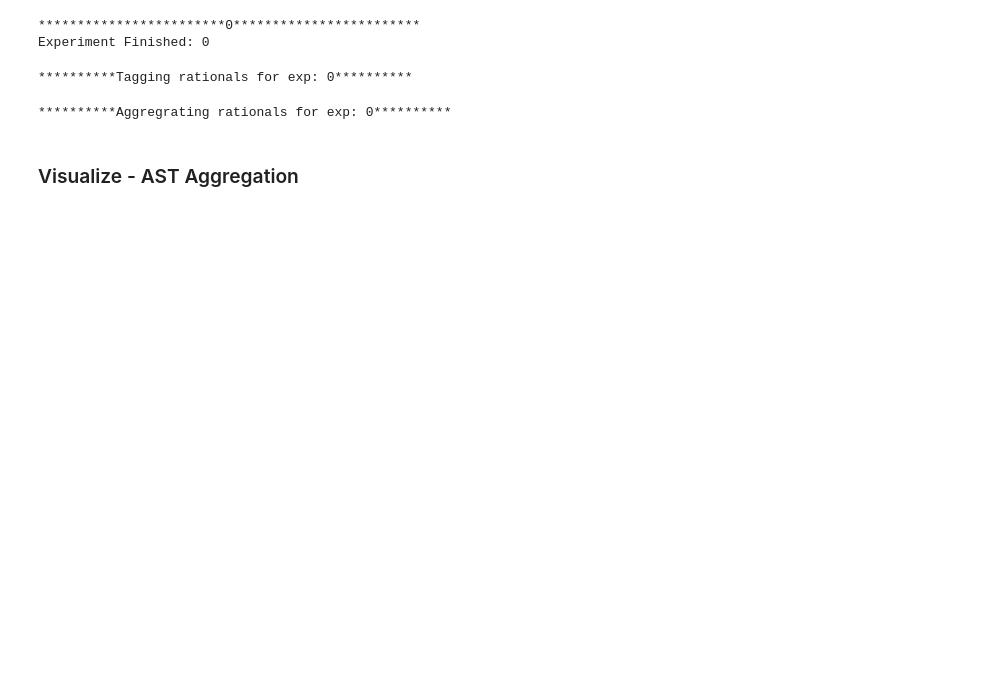
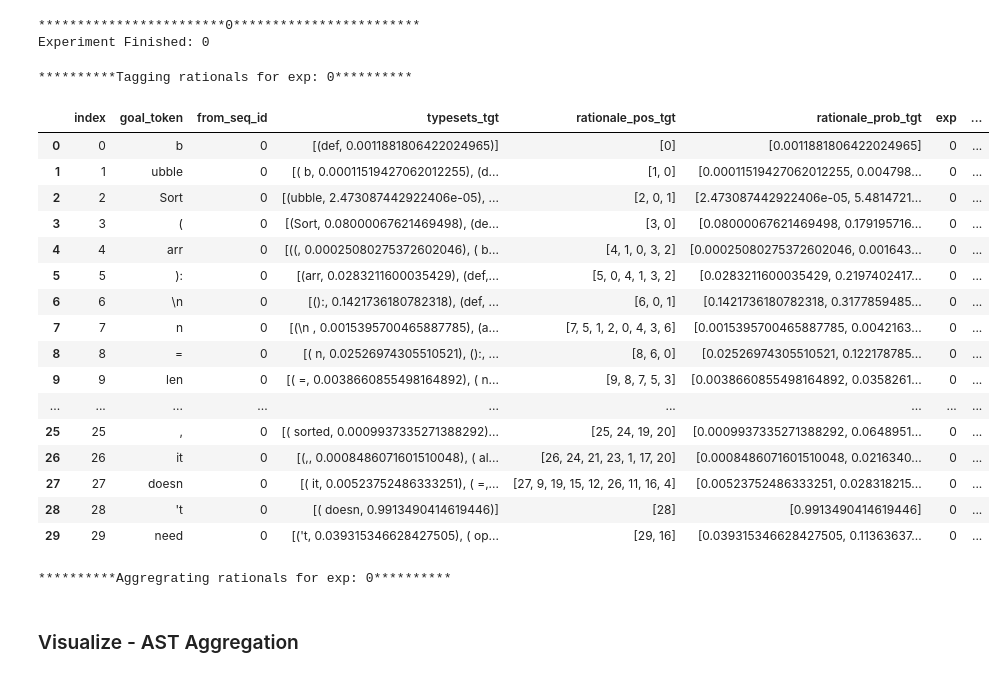
Before and after one commit to WM-SEMERU/code-rationales, a Jupyter notebook: experimental_notebooks/5_local_aggregations.ipynb, the cells around one changed output. Saved outputs shown, nothing was run; the diff lists cells and outputs as text; code cells hidden in the pictures; blank space fills up the shorter version.

```diff
--- a/experimental_notebooks/5_local_aggregations.ipynb
+++ b/experimental_notebooks/5_local_aggregations.ipynb
@@ -8,27 +8,29 @@ def param_default():
         'delimiter_sequence': ''
     }
 prompts = [
-    """# Optimized Python program for implementation of Bubble Sort
-
-
-def bubbleSort(arr):
+    """def bubbleSort(arr):
     n = len(arr)
-
+    # optimize code, so if the array is already sorted, it doesn't need
+    # to go through the entire process
+    swapped = False
     # Traverse through all array elements
-    for i in range(n):
-        swapped = False
-
+    for i in range(n-1):
+        # range(n) also work but outer loop will
+        # repeat one time more than needed.
         # Last i elements are already in place
         for j in range(0, n-i-1):
 
-            # Traverse the array from 0 to n-i-1
+            # traverse the array from 0 to n-i-1
             # Swap if the element found is greater
             # than the next element
-            if arr[j] > arr[j+1]:
-                arr[j], arr[j+1] = arr[j+1], arr[j]
+            if arr[j] > arr[j + 1]:
                 swapped = True
-        if (swapped == False):
-            break"""
+                arr[j], arr[j + 1] = arr[j + 1], arr[j]
+
+        if not swapped:
+            # if we haven't needed to make a single swap, we
+            # can just exit the main loop.
+            return"""
 ]
 # %%
 params = param_default()
@@ -412,7 +414,7 @@ def run_code_rational_all_set(exp, df_generated_input, model, tokenizer, tensor_
 # %% [markdown]
 ### Rationales Tagging
 # %%
-calculate_right_span = lambda start_idx, end_idx, df : len(''.join(map(str, df.loc[start_idx:end_idx, 'goal_token'].tolist())))
+calculate_right_span = lambda start_idx, end_idx, initial_token, df : len(initial_token + ''.join(map(str, df.loc[start_idx:end_idx, 'goal_token'].tolist())))
 calculate_span = lambda right_span, token : (right_span-len(str(token)), right_span)
 # %%
 def add_auxiliary_columns_to_experiment_result(df, delimiter_sequence: str):
@@ -427,7 +429,7 @@ def add_auxiliary_columns_to_experiment_result(df, delimiter_sequence: str):
     df['token_type'] = token_type_column
     ### TOKEN SPAN COLUMN - CHECK FOR DATASETS
     src_initial_token_idx = df[df['token_type']== 'src'].first_valid_index()
-    df['span'] = [None] * len(df[:src_initial_token_idx]) + [calculate_span(calculate_right_span(src_initial_token_idx, index, df), token) for index, token in df[src_initial_token_idx:]['goal_token'].items()]
+    df['span'] = [None] * len(df[:src_initial_token_idx]) + [calculate_span(calculate_right_span(src_initial_token_idx, index, initial_token, df), token) for index, token in df[src_initial_token_idx:]['goal_token'].items()]
 # %%
 def fill_nl_tags_in_experiment_result(df, nl_ast_types, nl_pos_types, parser):
     initial_token = df['typesets_tgt'][0][0][0]
@@ -446,7 +448,7 @@ def fill_nl_tags_in_experiment_result(df, nl_ast_types, nl_pos_types, parser):
                             str(df['goal_token'][token_idx]) in nl_target_node.text.decode('utf-8'):
                             tagged_token_list = list(filter(lambda tagged_token: tagged_token[0] in str(df['goal_token'][token_idx]), \
                                                         nltk.pos_tag( nltk.word_tokenize(nl_target_node.text.decode('utf-8')))))
-                            if len(tagged_token_list)>0 and tagged_token_list[0][1] in nl_pos_types and tagged_token_list[0][1] not in df['tags'][token_idx]: df['tags'][token_idx].append(tagged_token_list[0][1])
+                            if len(tagged_token_list)>0 and tagged_token_list[0][1] in nl_pos_types and tagged_token_list[0][1] not in df['tags'][token_idx]: df.at[token_idx, 'tags'] = df['tags'][token_idx] + [tagged_token_list[0][1]]
 # %%
 def fill_ast_tags_in_experiment_result(df, parser):
     initial_token = df['typesets_tgt'][0][0][0] if df[df['token_type'] == 'src'].first_valid_index() == 0 else ''
@@ -560,6 +562,26 @@ nl_ast_types = ['comment','identifier','string']
 tagged_results = tag_rationals([df_experiment_results], nl_ast_types, pos_types, params['delimiter_sequence'], parser)
 # %% [output]
 **********Tagging rationals for exp: 0**********
+# %%
+tagged_results[0][0].head(30)
+# %% [output]
+|  | index | goal_token | from_seq_id | typesets_tgt | rationale_pos_tgt | rationale_prob_tgt | exp | ... |
+| 0 | 0 | b | 0 | [(def, 0.0011881806422024965)] | [0] | [0.0011881806422024965] | 0 | ... |
+| 1 | 1 | ubble | 0 | [( b, 0.00011519427062012255), (d... | [1, 0] | [0.00011519427062012255, 0.004798... | 0 | ... |
+| 2 | 2 | Sort | 0 | [(ubble, 2.473087442922406e-05), ... | [2, 0, 1] | [2.473087442922406e-05, 5.4814721... | 0 | ... |
+| 3 | 3 | ( | 0 | [(Sort, 0.08000067621469498), (de... | [3, 0] | [0.08000067621469498, 0.179195716... | 0 | ... |
+| 4 | 4 | arr | 0 | [((, 0.00025080275372602046), ( b... | [4, 1, 0, 3, 2] | [0.00025080275372602046, 0.001643... | 0 | ... |
+| 5 | 5 | ): | 0 | [(arr, 0.0283211600035429), (def,... | [5, 0, 4, 1, 3, 2] | [0.0283211600035429, 0.2197402417... | 0 | ... |
+| 6 | 6 | \n | 0 | [():, 0.1421736180782318), (def, ... | [6, 0, 1] | [0.1421736180782318, 0.3177859485... | 0 | ... |
+| 7 | 7 | n | 0 | [(\n , 0.0015395700465887785), (a... | [7, 5, 1, 2, 0, 4, 3, 6] | [0.0015395700465887785, 0.0042163... | 0 | ... |
+| 8 | 8 | = | 0 | [( n, 0.02526974305510521), ():, ... | [8, 6, 0] | [0.02526974305510521, 0.122178785... | 0 | ... |
+| 9 | 9 | len | 0 | [( =, 0.0038660855498164892), ( n... | [9, 8, 7, 5, 3] | [0.0038660855498164892, 0.0358261... | 0 | ... |
+| ... | ... | ... | ... | ... | ... | ... | ... | ... |
+| 25 | 25 | , | 0 | [( sorted, 0.0009937335271388292)... | [25, 24, 19, 20] | [0.0009937335271388292, 0.0648951... | 0 | ... |
+| 26 | 26 | it | 0 | [(,, 0.0008486071601510048), ( al... | [26, 24, 21, 23, 1, 17, 20] | [0.0008486071601510048, 0.0216340... | 0 | ... |
+| 27 | 27 | doesn | 0 | [( it, 0.00523752486333251), ( =,... | [27, 9, 19, 15, 12, 26, 11, 16, 4] | [0.00523752486333251, 0.028318215... | 0 | ... |
+| 28 | 28 | 't | 0 | [( doesn, 0.9913490414619446)] | [28] | [0.9913490414619446] | 0 | ... |
+| 29 | 29 | need | 0 | [('t, 0.039315346628427505), ( op... | [29, 16] | [0.039315346628427505, 0.11363637... | 0 | ... |
 # %%
 ###AGGREGATE RATIONALS - AST
 local_ast_aggregated_results = aggregate_rationals(tagged_results, node_types, pos_types, len(prompts))
```
Also changed, not shown: parts of 5 cells of this notebook, 3 other files.
